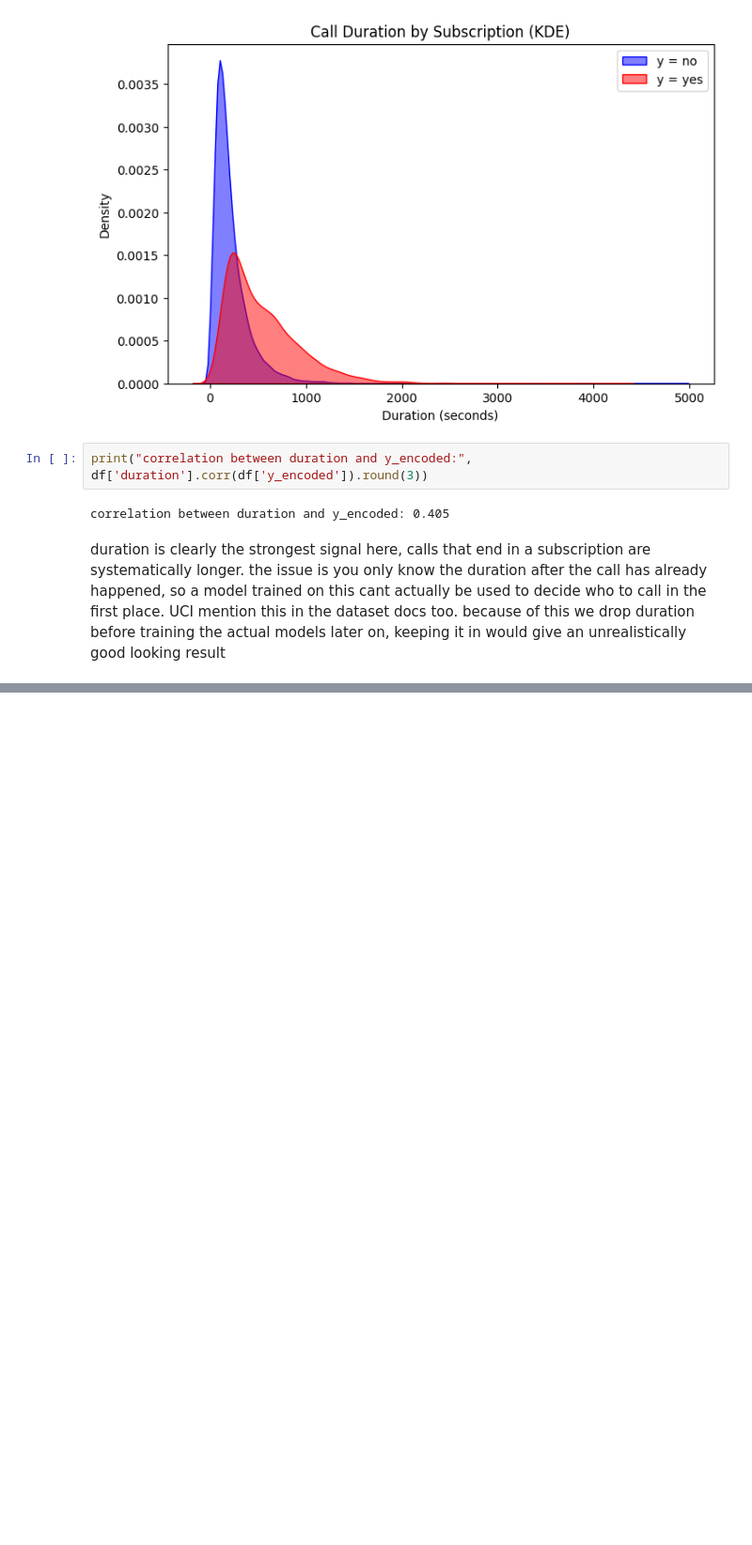
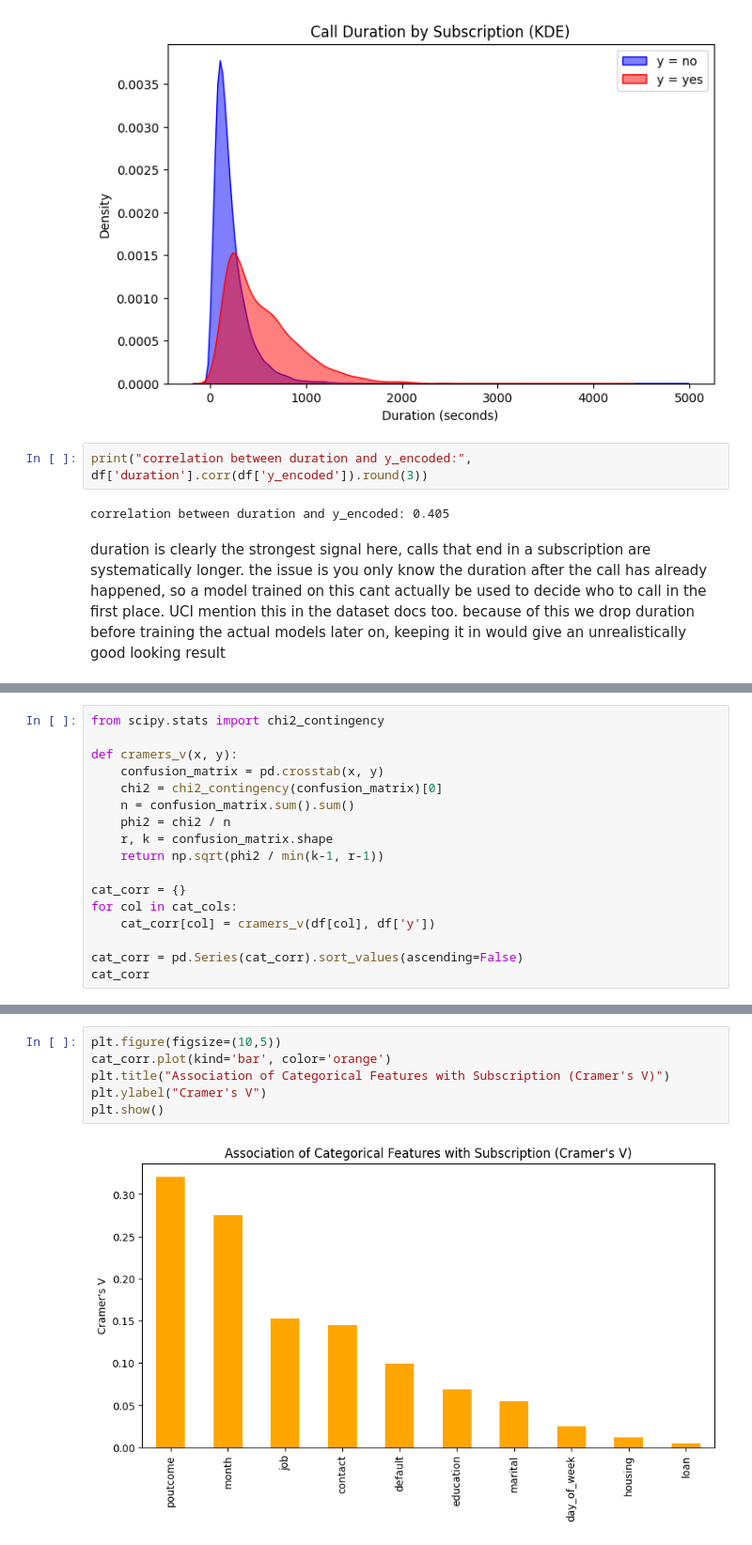
Before and after one commit to cuboidalstudios/ML_REF_DEF, a Jupyter notebook: Machine_Learning_REFDEF.ipynb, the cells around one changed output, grey strips where cells are left out. Shown at 94% size. Cells and saved outputs as stored; diff of their text form; blank space fills up the shorter version.

```diff
--- a/Machine_Learning_REFDEF.ipynb
+++ b/Machine_Learning_REFDEF.ipynb
@@ -244,0 +265,17 @@ unrealistically good looking result
+# %%
+from scipy.stats import chi2_contingency
+
+def cramers_v(x, y):
+    confusion_matrix = pd.crosstab(x, y)
+    chi2 = chi2_contingency(confusion_matrix)[0]
+    n = confusion_matrix.sum().sum()
+    phi2 = chi2 / n
+    r, k = confusion_matrix.shape
+    return np.sqrt(phi2 / min(k-1, r-1))
+
+cat_corr = {}
+for col in cat_cols:
+    cat_corr[col] = cramers_v(df[col], df['y'])
+
+cat_corr = pd.Series(cat_corr).sort_values(ascending=False)
+cat_corr
@@ -244,0 +295,8 @@ unrealistically good looking result
+# %%
+plt.figure(figsize=(10,5))
+cat_corr.plot(kind='bar', color='orange')
+plt.title("Association of Categorical Features with Subscription (Cramer's V)")
+plt.ylabel("Cramer's V")
+plt.show()
+# %% [output]
+[figure, added]
```
Also changed, not shown: parts of 38 cells of this notebook.
